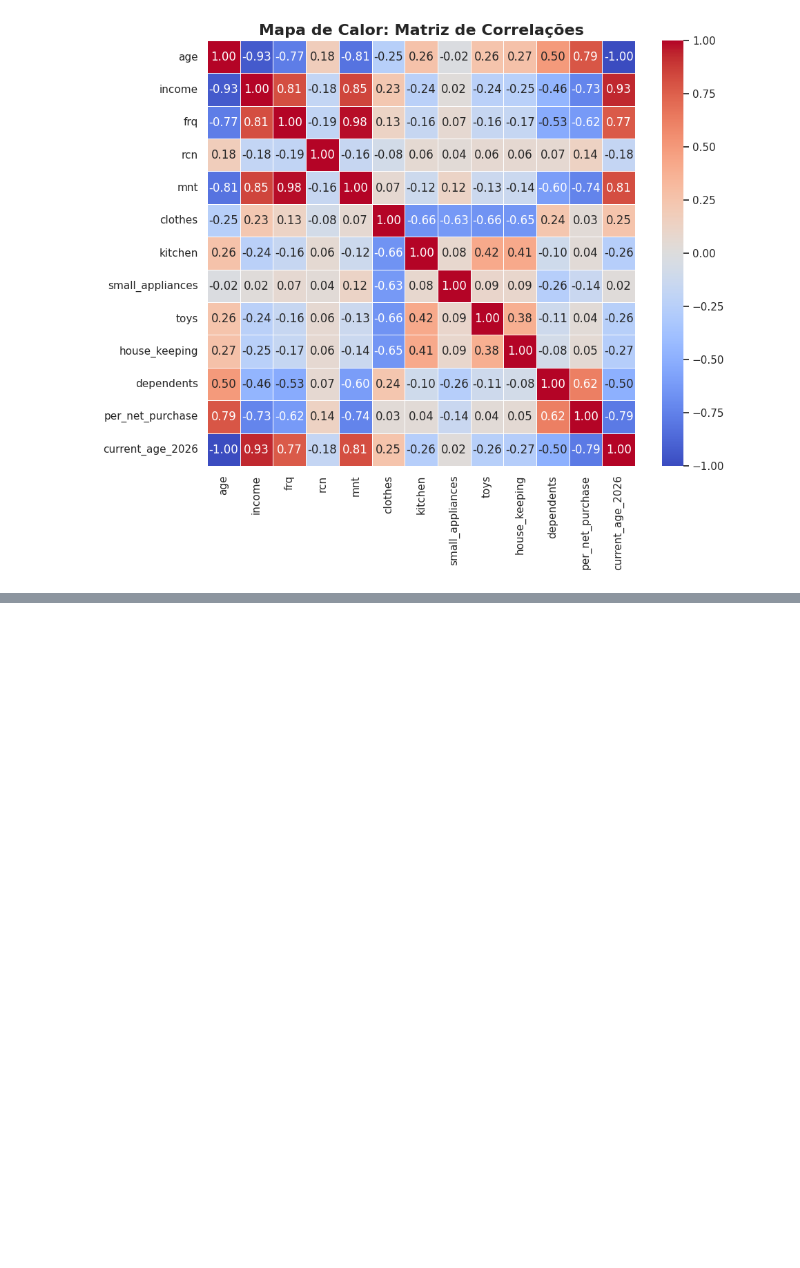
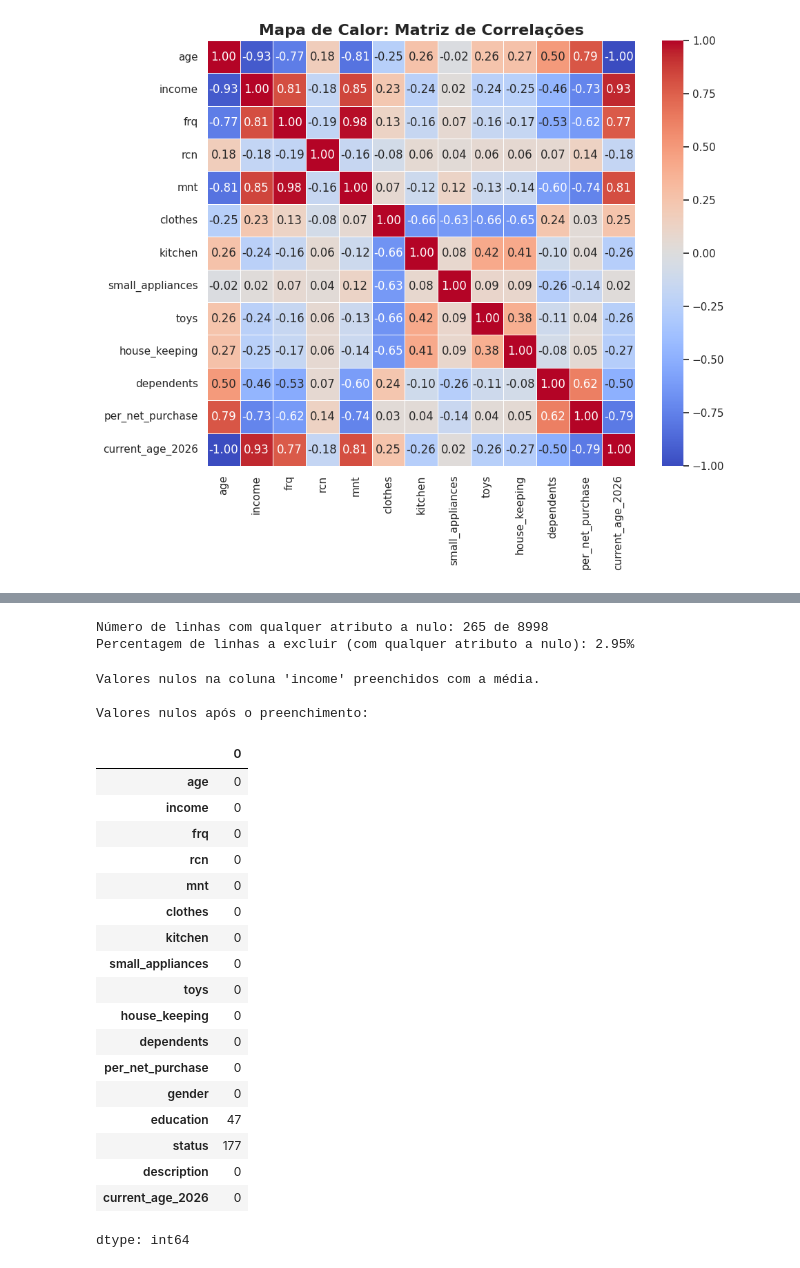
Before and after one commit to MPCCoder/Data-Science-e-Modelos-Preditivos, a Jupyter notebook: Data_Science_e_Modelos_Preditivos_Lab3.ipynb, the cells around one changed output, grey strips where cells are left out. Saved outputs shown, nothing was run; the diff lists cells and outputs as text; code cells hidden in the pictures; blank space fills up the shorter version.

```diff
--- a/Data_Science_e_Modelos_Preditivos_Lab3.ipynb
+++ b/Data_Science_e_Modelos_Preditivos_Lab3.ipynb
@@ -336,0 +390,11 @@ plt.show()
+# %%
+#tratar os dependentes
+print('DEPENDENTS:')
+print('\nDistribuição dos valores antes da conversão')
+print(df['dependents'].value_counts())
+
+#Converter a coluna dependents em booleano
+df['dependents'] = df['dependents'].astype(bool)
+
+print('\nDistribuição dos valores DEPOIS da conversão')
+print(df['dependents'].value_counts())
@@ -336,0 +415,41 @@ plt.show()
+# %%
+# Contar o número de linhas com qualquer valor nulo
+num_rows_with_any_null = df.isnull().any(axis=1).sum()
+print(f"Número de linhas com qualquer atributo a nulo: {num_rows_with_any_null} de {len(df)}")
+
+pct_linhas_a_excluir = num_rows_with_any_null / len(df)
+print(f"Percentagem de linhas a excluir (com qualquer atributo a nulo): {pct_linhas_a_excluir:.2%}")
+# %% [output]
+Número de linhas com qualquer atributo a nulo: 265 de 8998
+Percentagem de linhas a excluir (com qualquer atributo a nulo): 2.95%
+# %%
+# Preencher os valores nulos na coluna 'income' com a média, já vereficámos que não tem outliers
+df['income'] = df['income'].fillna(df['income'].mean())
+print("Valores nulos na coluna 'income' preenchidos com a média.")
+
+# Verificar novamente os valores nulos para confirmar
+print("\nValores nulos após o preenchimento:")
+display(df.isnull().sum())
+# %% [output]
+Valores nulos na coluna 'income' preenchidos com a média.
+
+Valores nulos após o preenchimento:
+|  | 0 |
+| age | 0 |
+| income | 0 |
+| frq | 0 |
+| rcn | 0 |
+| mnt | 0 |
+| clothes | 0 |
+| kitchen | 0 |
+| small_appliances | 0 |
+| toys | 0 |
+| house_keeping | 0 |
+| dependents | 0 |
+| per_net_purchase | 0 |
+| gender | 0 |
+| education | 47 |
+| status | 177 |
+| description | 0 |
+| current_age_2026 | 0 |
+dtype: int64
```
Also changed, not shown: parts of 30 cells of this notebook.
